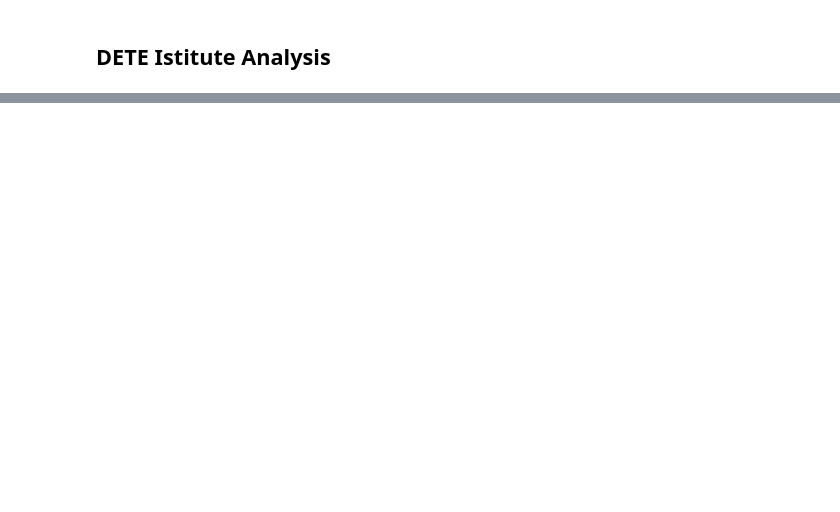
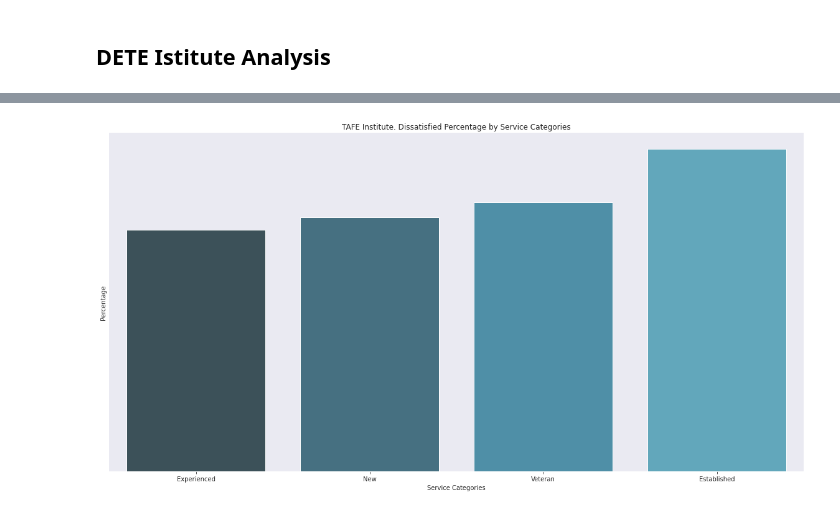
Before and after one commit to raduspaimoc/DataQuest-Projects, a Jupyter notebook: Guided Project_ Clean And Analyze Employee Exit Surveys/Clean And Analyze Employee Exit Surveys.ipynb, the cells around one changed output, grey strips where cells are left out. Drawn from its saved outputs; the diff is of its cells as text; code cells hidden in the pictures; blank space fills up the shorter version.

```diff
--- a/Guided Project_ Clean And Analyze Employee Exit Surveys/Clean And Analyze Employee Exit Surveys.ipynb
+++ b/Guided Project_ Clean And Analyze Employee Exit Surveys/Clean And Analyze Employee Exit Surveys.ipynb
@@ -1158,0 +1230,3 @@ dete_df
+# %%
+tafe_df = combined_updated[combined_updated["institute"] == "TAFE"]
+tafe_df
@@ -1158,0 +1255,3 @@ dete_df
+# %%
+tafe_pv_dissatisfied = tafe_df.pivot_table(values="dissatisfied", index="service_cat").sort_values(by="dissatisfied")
+tafe_pv_dissatisfied
@@ -1158,0 +1265,14 @@ dete_df
+# %%
+plt.figure(figsize=(20, 10))
+sns.set_style("darkgrid")
+ax = sns.barplot(x=tafe_pv_dissatisfied.index,
+                 y=tafe_pv_dissatisfied["dissatisfied"],
+                 palette=sns.color_palette("GnBu_d"))
+ax.set_yticks([])
+ax.set_title("TAFE Institute. Dissatisfied Percentage by Service Categories")
+ax.set_xlabel("Service Categories")
+ax.set_ylabel("Percentage")
+ax.tick_params(bottom=True, top=False, left=False, right=False, labelbottom=True)
+sns.despine(left=True)
+# %% [output]
+[figure, added]
```
Also changed, not shown: parts of 27 cells of this notebook.
